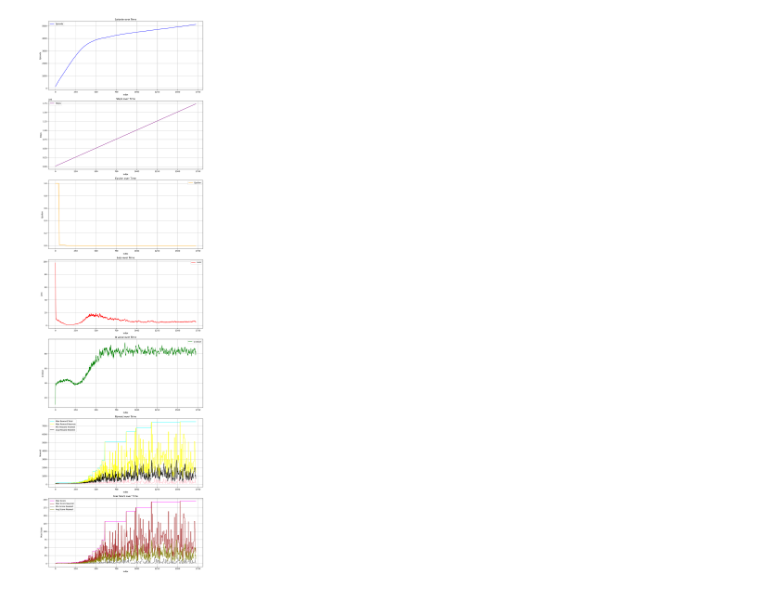
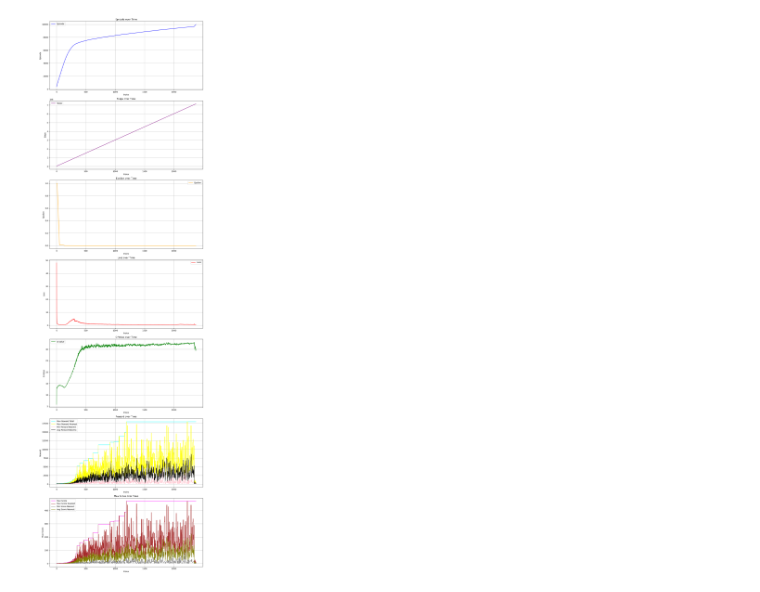
Before and after one commit to WhizZest/Book_Code_RL, a Jupyter notebook: ch07_值函数逼近/非线性逼近/FlappyBird-rgb/readCSV.ipynb, the cells around one changed output. Drawn from its saved outputs; the diff is of its cells as text; code cells hidden in the pictures.

```diff
--- a/ch07_值函数逼近/非线性逼近/FlappyBird-rgb/readCSV.ipynb
+++ b/ch07_值函数逼近/非线性逼近/FlappyBird-rgb/readCSV.ipynb
@@ -79,32 +79,32 @@ def plot_csv_data(file_name, num_last_episodes=None):
         plt.title("Reward over Time")
         plt.grid()
         plt.legend()
 
         # 绘制 max_score,max_score_nearest,min_score_nearest,avg_score_nearest 图像
         plt.subplot(7, 1, 7)
         plt.plot(data["max_score"], label="Max Score", color='magenta')
         plt.plot(data["max_score_nearest"], label="Max Score Nearest", color='brown')
         plt.plot(data["min_score_nearest"], label="Min Score Nearest", color='gray')
         plt.plot(data["avg_score_nearest"], label="Avg Score Nearest", color='olive')
         plt.xlabel("Index")
         plt.ylabel("Max Score")
         plt.title("Max Score over Time")
         plt.grid()
         plt.legend()
 
         # 调整布局并显示图像
         plt.tight_layout()
         plt.show()
 
     except FileNotFoundError:
         print("文件未找到，请检查文件名后重试。")
     except pd.errors.EmptyDataError:
         print("文件为空，请检查文件内容。")
     except Exception as e:
         print(f"发生错误：{e}")
 
-csv_file = f'dueling_dqn_noise_MultiStep_PER_2024-12-24_10-45-35.csv'
+csv_file = f'dueling_dqn_noise_MultiStep_PER_2024-12-25_23-42-22.csv'
 # 调用函数，只显示最后 100 个数据
 plot_csv_data(csv_file)
 # %% [output]
-[figure, old version]
+[figure, new version]
```
Also changed, not shown: 6 other files.
